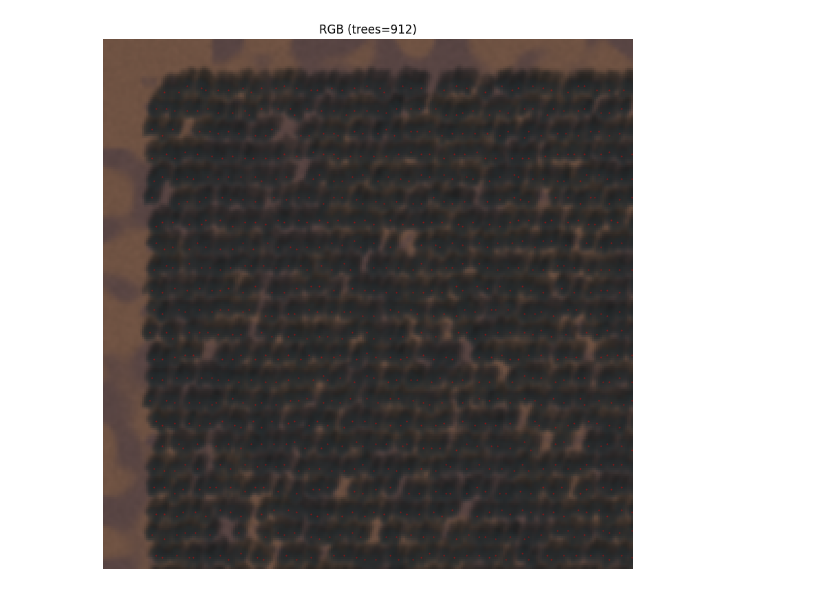
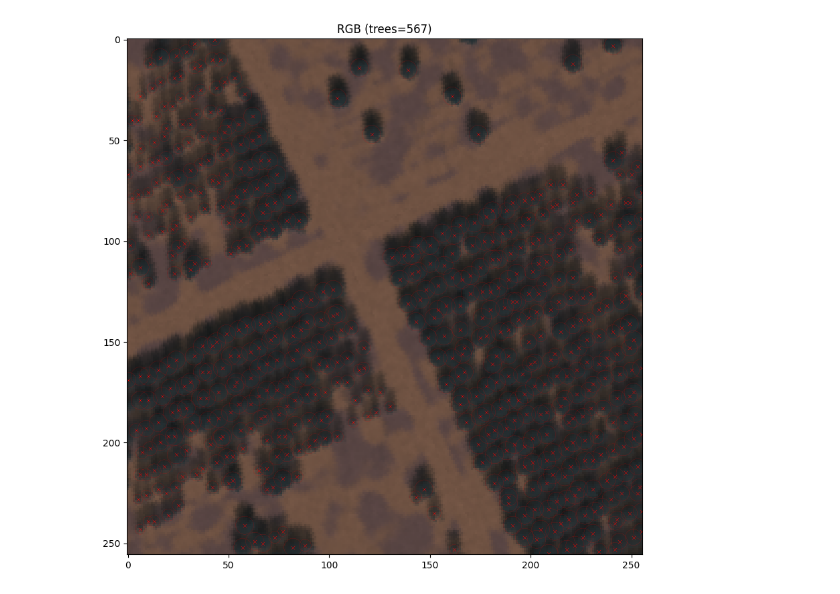
Before and after one commit to SSIGPRO/albero-system, a Jupyter notebook: field_generator/picture_viewer.ipynb, the cells around one changed output. Saved outputs shown, nothing was run; the diff lists cells and outputs as text; code cells hidden in the pictures.

```diff
--- a/field_generator/picture_viewer.ipynb
+++ b/field_generator/picture_viewer.ipynb
@@ -34,24 +36,27 @@ fig.show()
 # %%
-index = 0
+index = 14
 dir = "outputs"
 norm_factor = 1600
 
 output = np.load(os.path.join(dir, "output.npy"))
 coordinates = np.load(os.path.join(dir, "coordinates.npz"))
 count = np.load(os.path.join(dir, "count.npy"))
 
-
 image = (output[index]/1600).transpose(1, 2, 0)
 coords = coordinates[f"coords{index}"]
 
-fig, ax = plt.subplots(1, 1, figsize=(10, 10))
+figsize = 10
+fig, ax = plt.subplots(1, 1, figsize=(figsize, figsize))
 ax.imshow(image[:,:,:3])
-ax.scatter(coords[:, 0], coords[:, 1], marker='.', c="red", s=1, alpha=0.5)
+ax.scatter(coords[:, 0], coords[:, 1], marker='x', c="red", linewidths=0.3, s=15, alpha=1.0)
+circles = [Circle((xi, yi), radius=ri/2) for xi, yi, ri in coords]
+collection = PatchCollection(circles, facecolor='none', edgecolor='red', linewidth=0.1)
+ax.add_collection(collection)
 
 ax.set_title(f"RGB (trees={count[index].item()})")
 
-ax.axis("off")
+# ax.axis("off")
 
 fig.show()
 # %% [output]
-[figure, old version]
+[figure, new version]
```
Also changed, not shown: parts of 2 cells of this notebook, 5 other files.
